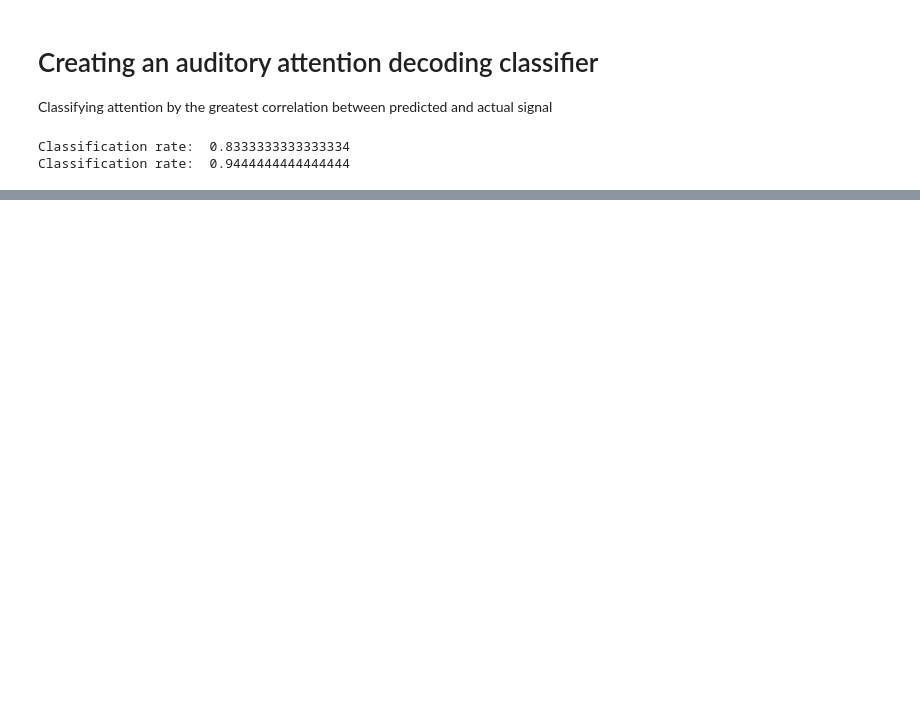
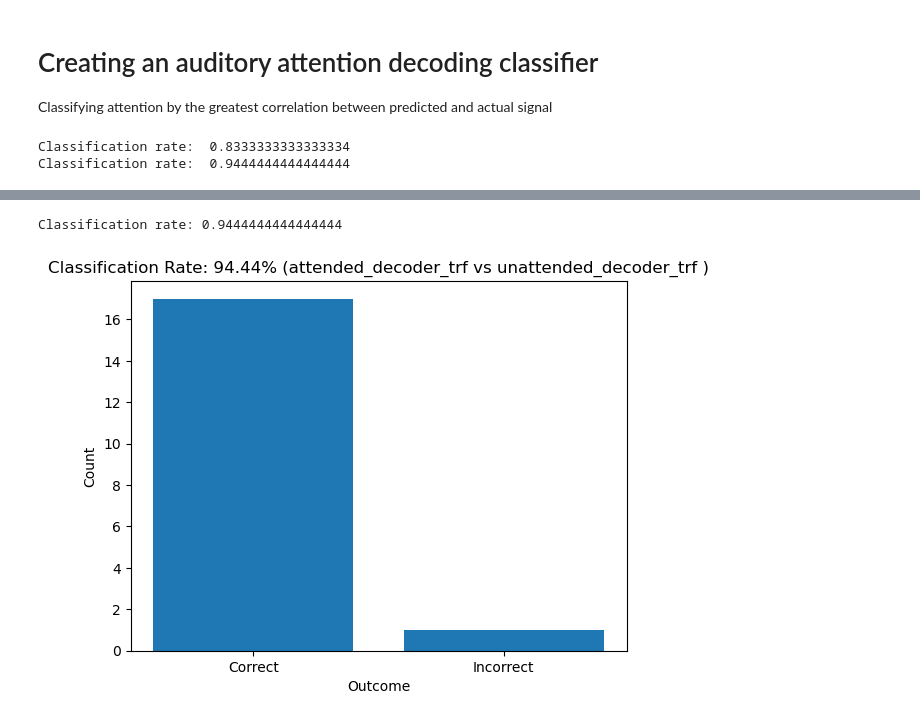
Before and after one commit to sylmester/fuglsang, a Jupyter notebook: figures/add_classifier.ipynb, the cells around one changed output, grey strips where cells are left out. Saved outputs shown, nothing was run; the diff lists cells and outputs as text; code cells hidden in the pictures; blank space fills up the shorter version.

```diff
--- a/figures/add_classifier.ipynb
+++ b/figures/add_classifier.ipynb
@@ -46,0 +102,5 @@ Classification rate:  0.9444444444444444
+# %%
+aad_classifier("attended_decoder_trf", "unattended_decoder_trf")
+# %% [output]
+Classification rate: 0.9444444444444444
+[figure, added]
```
Also changed, not shown: parts of 2 cells of this notebook, 1 other file.
